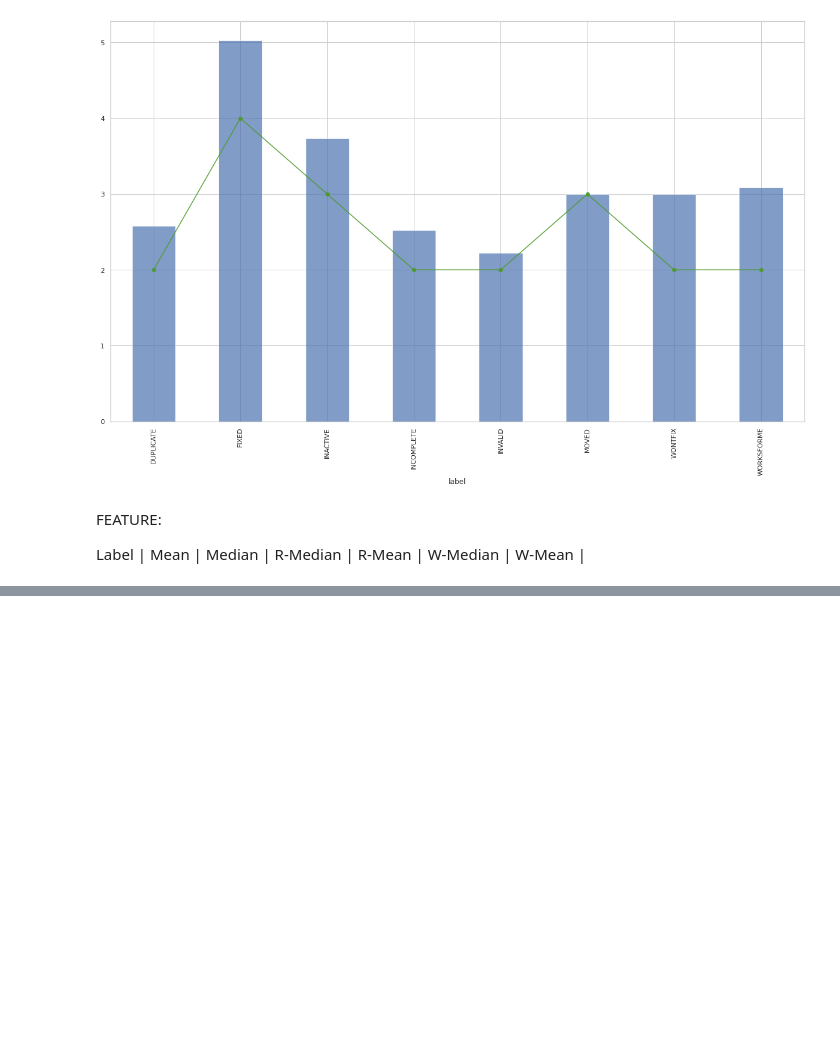
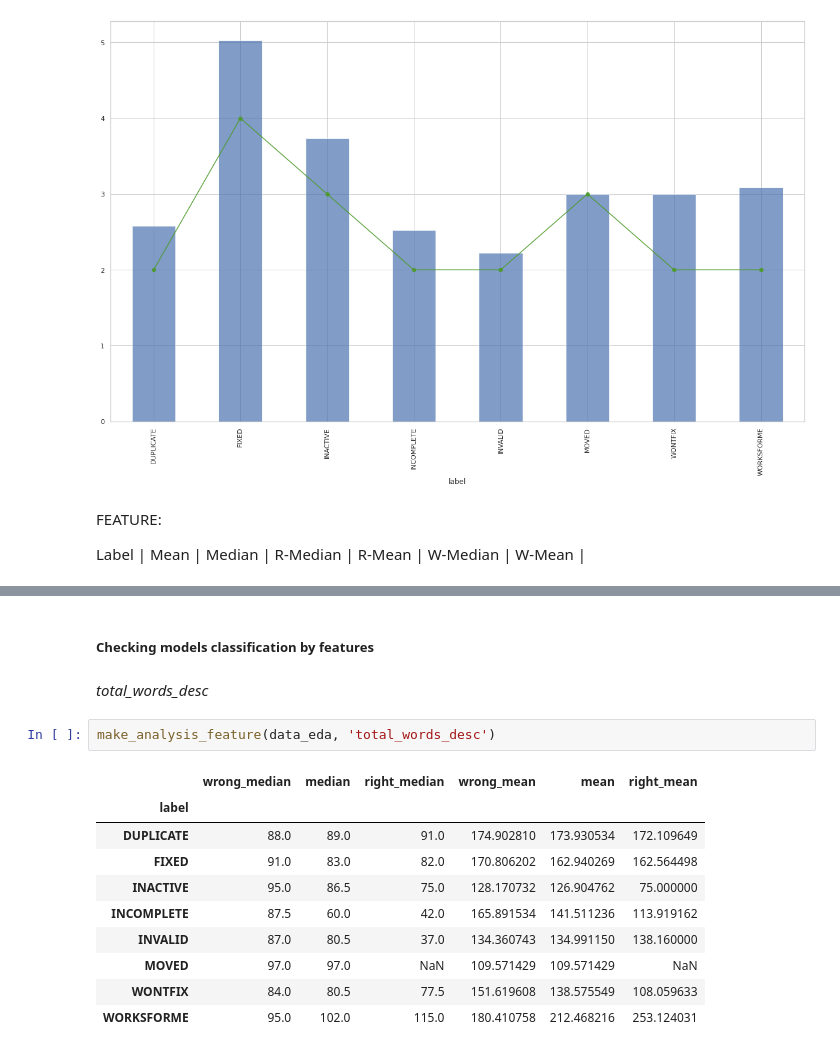
Before and after one commit to manoelf/master-research-bugreport, a Jupyter notebook: notebook/bug-report-investigatin-bugzilla.ipynb, the cells around one changed output, grey strips where cells are left out. Drawn from its saved outputs; the diff is of its cells as text; blank space fills up the shorter version.

```diff
--- a/notebook/bug-report-investigatin-bugzilla.ipynb
+++ b/notebook/bug-report-investigatin-bugzilla.ipynb
@@ -578,0 +614,17 @@ def make_analysis_feature(df, feature):
+# %% [markdown]
+##### Checking models classification by features
+# %% [markdown]
+_total_words_desc_
+# %%
+make_analysis_feature(data_eda, 'total_words_desc')
+# %% [output]
+|  | wrong_median | median | right_median | wrong_mean | mean | right_mean |
+| label |  |  |  |  |  |  |
+| DUPLICATE | 88.0 | 89.0 | 91.0 | 174.902810 | 173.930534 | 172.109649 |
+| FIXED | 91.0 | 83.0 | 82.0 | 170.806202 | 162.940269 | 162.564498 |
+| INACTIVE | 95.0 | 86.5 | 75.0 | 128.170732 | 126.904762 | 75.000000 |
+| INCOMPLETE | 87.5 | 60.0 | 42.0 | 165.891534 | 141.511236 | 113.919162 |
+| INVALID | 87.0 | 80.5 | 37.0 | 134.360743 | 134.991150 | 138.160000 |
+| MOVED | 97.0 | 97.0 | NaN | 109.571429 | 109.571429 | NaN |
+| WONTFIX | 84.0 | 80.5 | 77.5 | 151.619608 | 138.575549 | 108.059633 |
+| WORKSFORME | 95.0 | 102.0 | 115.0 | 180.410758 | 212.468216 | 253.124031 |
```
Also changed, not shown: parts of 21 cells of this notebook.
